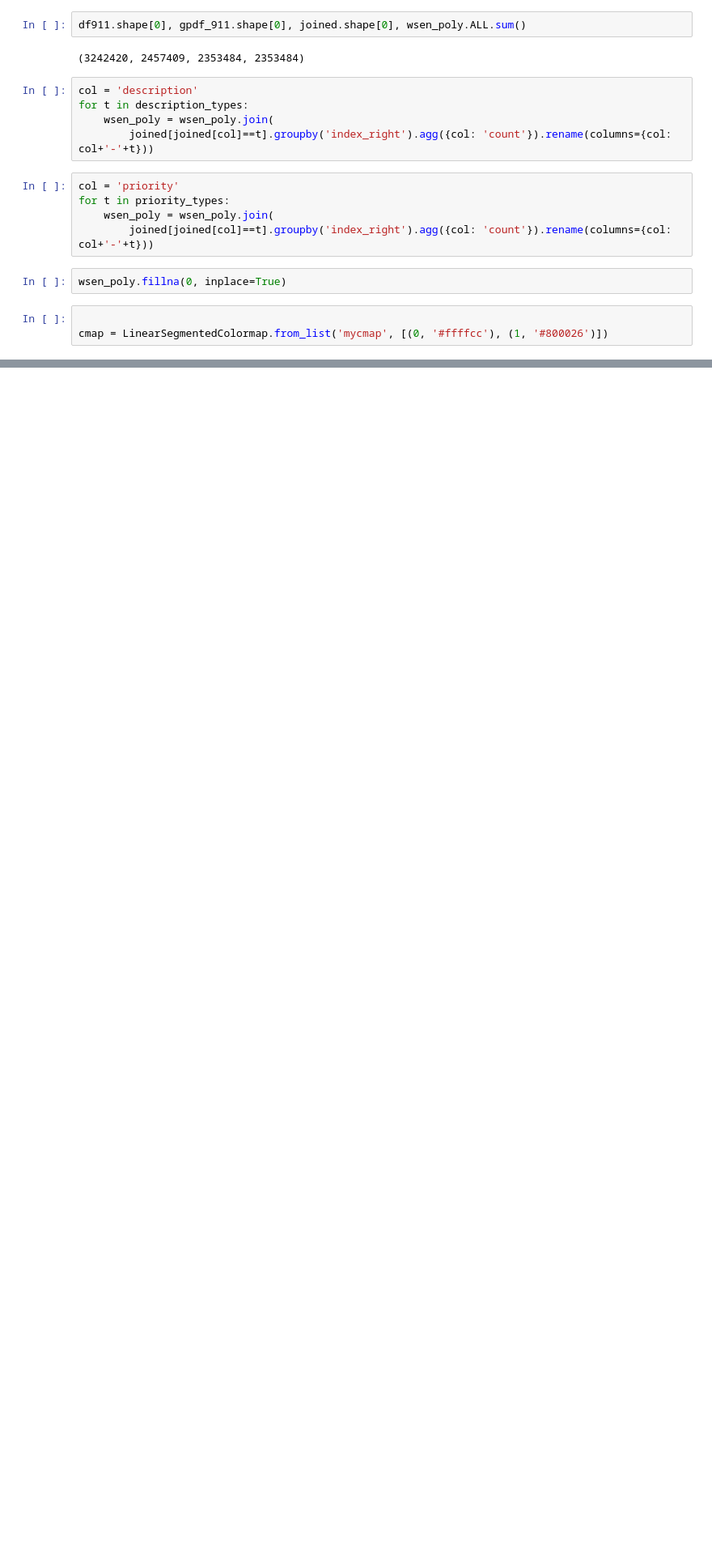
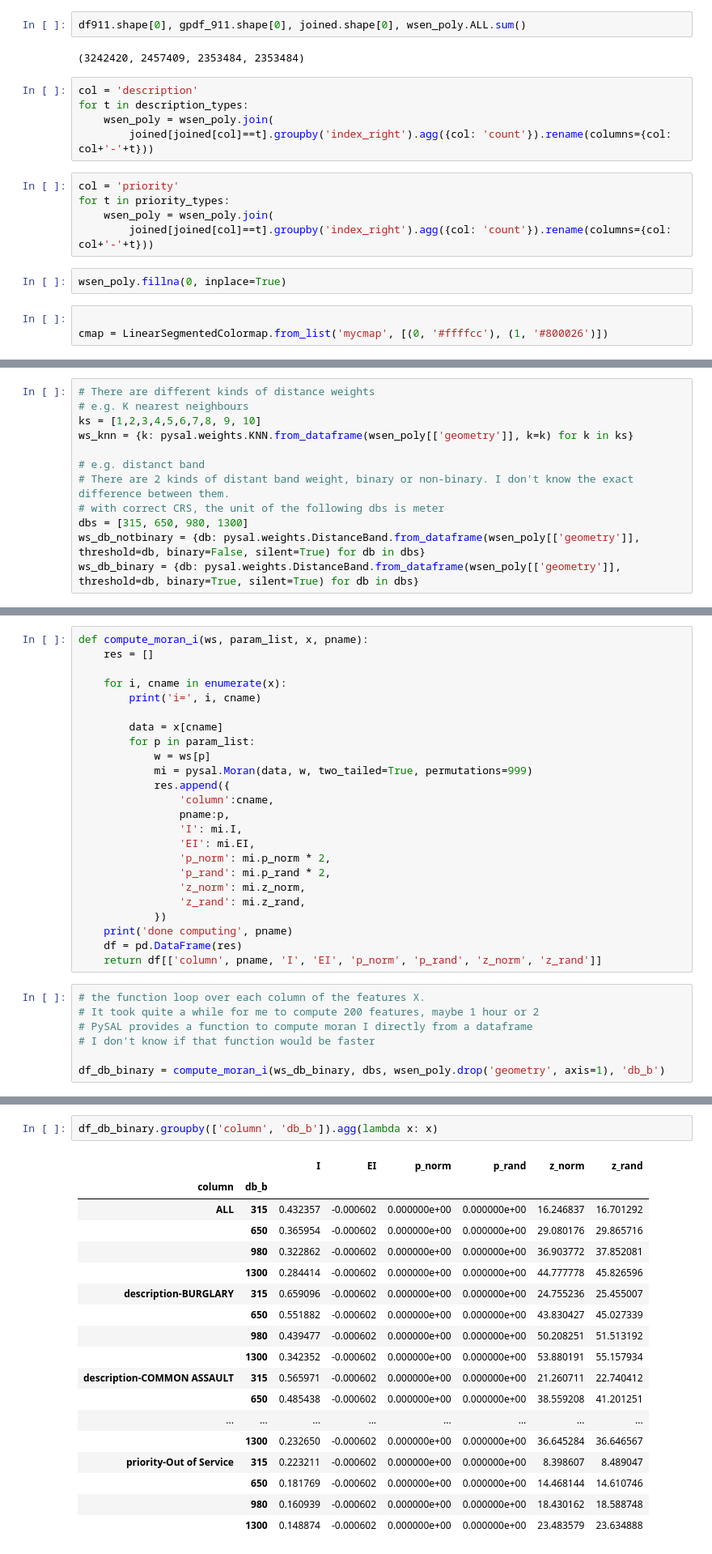
Before and after one commit to JHWu92/public-safety-baltimore, a Jupyter notebook: data/open-baltimore/UNDERSTAND - 911.ipynb, the cells around one changed output, grey strips where cells are left out. Shown: that part at 81% size. Saved outputs shown, nothing was run; the diff lists cells and outputs as text; blank space fills up the shorter version.

Commit message:
311 and Moran I

```diff
--- a/data/open-baltimore/UNDERSTAND - 911.ipynb
+++ b/data/open-baltimore/UNDERSTAND - 911.ipynb
@@ -217,0 +238,12 @@ for i, t in enumerate(['ALL'] + ['priority-'+t for t in priority_types]+['descri
+# %%
+# There are different kinds of distance weights
+# e.g. K nearest neighbours
+ks = [1,2,3,4,5,6,7,8, 9, 10]
+ws_knn = {k: pysal.weights.KNN.from_dataframe(wsen_poly[['geometry']], k=k) for k in ks}
+
+# e.g. distanct band
+# There are 2 kinds of distant band weight, binary or non-binary. I don't know the exact difference between them.
+# with correct CRS, the unit of the following dbs is meter
+dbs = [315, 650, 980, 1300]
+ws_db_notbinary = {db: pysal.weights.DistanceBand.from_dataframe(wsen_poly[['geometry']], threshold=db, binary=False, silent=True) for db in dbs}
+ws_db_binary = {db: pysal.weights.DistanceBand.from_dataframe(wsen_poly[['geometry']], threshold=db, binary=True, silent=True) for db in dbs}
@@ -217,0 +259,31 @@ for i, t in enumerate(['ALL'] + ['priority-'+t for t in priority_types]+['descri
+# %%
+def compute_moran_i(ws, param_list, x, pname):
+    res = []
+
+    for i, cname in enumerate(x):
+        print('i=', i, cname)
+
+        data = x[cname]
+        for p in param_list:
+            w = ws[p]
+            mi = pysal.Moran(data, w, two_tailed=True, permutations=999)
+            res.append({
+                'column':cname,
+                pname:p,
+                'I': mi.I,
+                'EI': mi.EI,
+                'p_norm': mi.p_norm * 2,
+                'p_rand': mi.p_rand * 2,
+                'z_norm': mi.z_norm,
+                'z_rand': mi.z_rand,
+            })
+    print('done computing', pname)
+    df = pd.DataFrame(res)
+    return df[['column', pname, 'I', 'EI', 'p_norm', 'p_rand', 'z_norm', 'z_rand']]
+# %%
+# the function loop over each column of the features X.
+# It took quite a while for me to compute 200 features, maybe 1 hour or 2
+# PySAL provides a function to compute moran I directly from a dataframe
+# I don't know if that function would be faster
+
+df_db_binary = compute_moran_i(ws_db_binary, dbs, wsen_poly.drop('geometry', axis=1), 'db_b')
@@ -217,0 +305,21 @@ for i, t in enumerate(['ALL'] + ['priority-'+t for t in priority_types]+['descri
+# %%
+df_db_binary.groupby(['column', 'db_b']).agg(lambda x: x)
+# %% [output]
+|  |  | I | EI | p_norm | p_rand | z_norm | z_rand |
+| column | db_b |  |  |  |  |  |  |
+| ALL | 315 | 0.432357 | -0.000602 | 0.000000e+00 | 0.000000e+00 | 16.246837 | 16.701292 |
+|  | 650 | 0.365954 | -0.000602 | 0.000000e+00 | 0.000000e+00 | 29.080176 | 29.865716 |
+|  | 980 | 0.322862 | -0.000602 | 0.000000e+00 | 0.000000e+00 | 36.903772 | 37.852081 |
+|  | 1300 | 0.284414 | -0.000602 | 0.000000e+00 | 0.000000e+00 | 44.777778 | 45.826596 |
+| description-BURGLARY | 315 | 0.659096 | -0.000602 | 0.000000e+00 | 0.000000e+00 | 24.755236 | 25.455007 |
+|  | 650 | 0.551882 | -0.000602 | 0.000000e+00 | 0.000000e+00 | 43.830427 | 45.027339 |
+|  | 980 | 0.439477 | -0.000602 | 0.000000e+00 | 0.000000e+00 | 50.208251 | 51.513192 |
+|  | 1300 | 0.342352 | -0.000602 | 0.000000e+00 | 0.000000e+00 | 53.880191 | 55.157934 |
+| description-COMMON ASSAULT | 315 | 0.565971 | -0.000602 | 0.000000e+00 | 0.000000e+00 | 21.260711 | 22.740412 |
+|  | 650 | 0.485438 | -0.000602 | 0.000000e+00 | 0.000000e+00 | 38.559208 | 41.201251 |
+| ... | ... | ... | ... | ... | ... | ... | ... |
+|  | 1300 | 0.232650 | -0.000602 | 0.000000e+00 | 0.000000e+00 | 36.645284 | 36.646567 |
+| priority-Out of Service | 315 | 0.223211 | -0.000602 | 0.000000e+00 | 0.000000e+00 | 8.398607 | 8.489047 |
+|  | 650 | 0.181769 | -0.000602 | 0.000000e+00 | 0.000000e+00 | 14.468144 | 14.610746 |
+|  | 980 | 0.160939 | -0.000602 | 0.000000e+00 | 0.000000e+00 | 18.430162 | 18.588748 |
+|  | 1300 | 0.148874 | -0.000602 | 0.000000e+00 | 0.000000e+00 | 23.483579 | 23.634888 |
```
Also changed, not shown: parts of 12 cells of this notebook, 9 other files.
